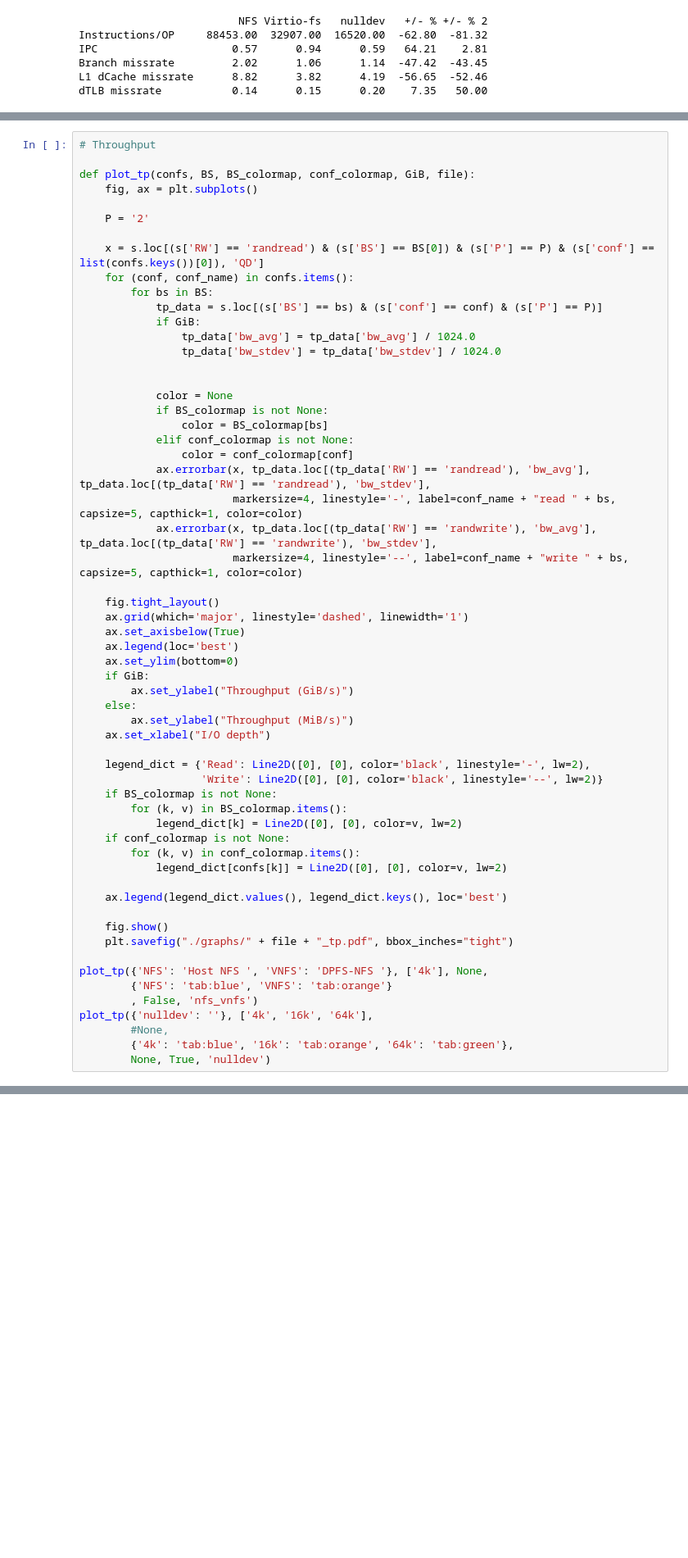
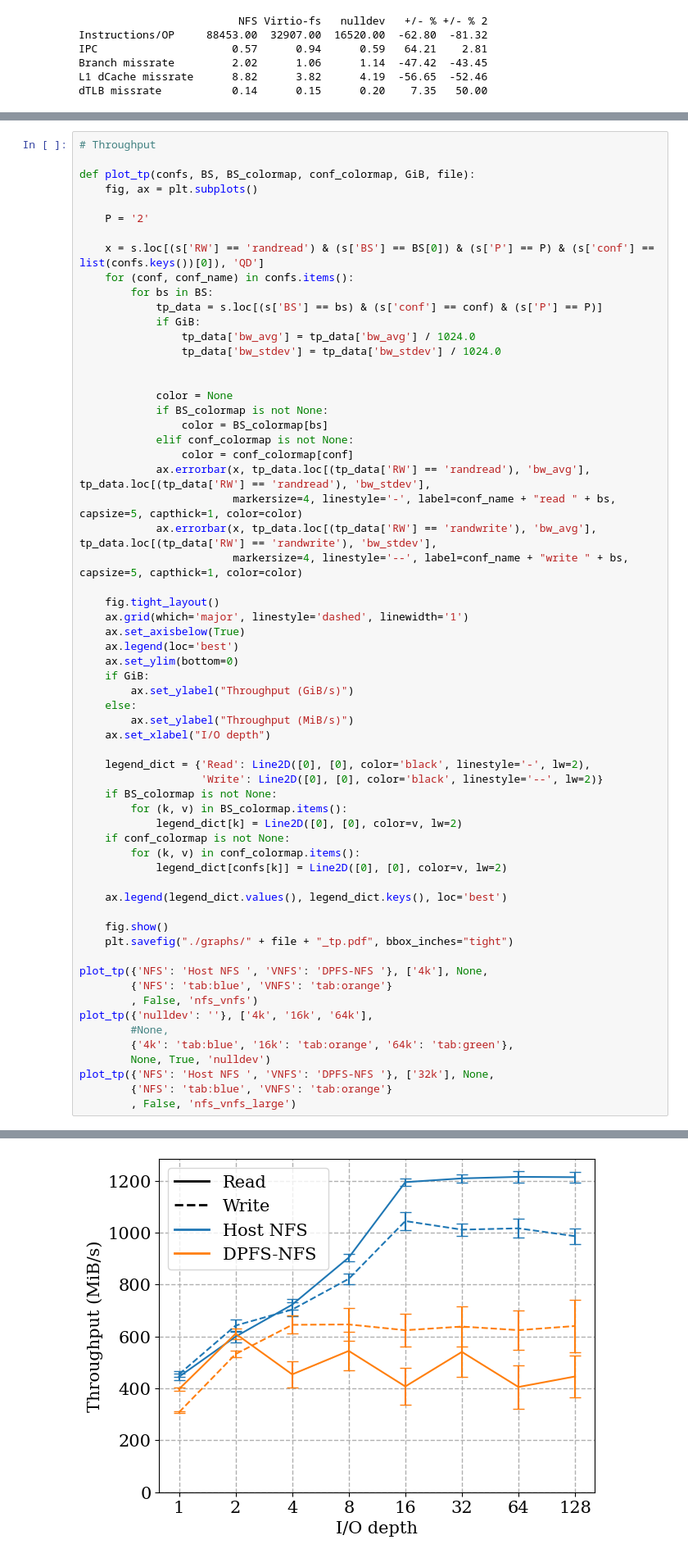
Before and after one commit to IBM/DPFS, a Jupyter notebook: experiments/results/gen.ipynb, the cells around one changed output, grey strips where cells are left out. Shown: that part at 82% size. Cells and saved outputs as stored; diff of their text form; blank space fills up the shorter version.

```diff
--- a/experiments/results/gen.ipynb
+++ b/experiments/results/gen.ipynb
@@ -278,33 +278,37 @@ def plot_tp(confs, BS, BS_colormap, conf_colormap, GiB, file):
             legend_dict[k] = Line2D([0], [0], color=v, lw=2)
     if conf_colormap is not None:
         for (k, v) in conf_colormap.items():
             legend_dict[confs[k]] = Line2D([0], [0], color=v, lw=2)
 
     ax.legend(legend_dict.values(), legend_dict.keys(), loc='best')
 
     fig.show()
     plt.savefig("./graphs/" + file + "_tp.pdf", bbox_inches="tight")
 
 plot_tp({'NFS': 'Host NFS ', 'VNFS': 'DPFS-NFS '}, ['4k'], None,
         {'NFS': 'tab:blue', 'VNFS': 'tab:orange'}
         , False, 'nfs_vnfs')
 plot_tp({'nulldev': ''}, ['4k', '16k', '64k'],
         #None,
         {'4k': 'tab:blue', '16k': 'tab:orange', '64k': 'tab:green'},
         None, True, 'nulldev')
+plot_tp({'NFS': 'Host NFS ', 'VNFS': 'DPFS-NFS '}, ['32k'], None,
+        {'NFS': 'tab:blue', 'VNFS': 'tab:orange'}
+        , False, 'nfs_vnfs_large')
 # %% [output]
 A value is trying to be set on a copy of a slice from a DataFrame.
 Try using .loc[row_indexer,col_indexer] = value instead
 
 See the caveats in the documentation: https://pandas.pydata.org/pandas-docs/stable/user_guide/indexing.html#returning-a-view-versus-a-copy
   tp_data['bw_avg'] = tp_data['bw_avg'] / 1024.0
 A value is trying to be set on a copy of a slice from a DataFrame.
 Try using .loc[row_indexer,col_indexer] = value instead
 
 See the caveats in the documentation: https://pandas.pydata.org/pandas-docs/stable/user_guide/indexing.html#returning-a-view-versus-a-copy
   tp_data['bw_stdev'] = tp_data['bw_stdev'] / 1024.0
 [figure]
 [figure]
+[figure, added]
 # %%
 print(s.loc[(s['RW'] == 'randread') & (s['P'] == '2') & (s['conf'] == 'nulldev') & (s['QD'] == '16') & (s['BS'] == '64k'), 'bw_avg'] / 1024.0)
 print(s.loc[(s['RW'] == 'randwrite') & (s['P'] == '2') & (s['conf'] == 'nulldev') & (s['QD'] == '16') & (s['BS'] == '64k'), 'bw_avg'] / 1024.0)
```
Also changed, not shown: 38 other files.
